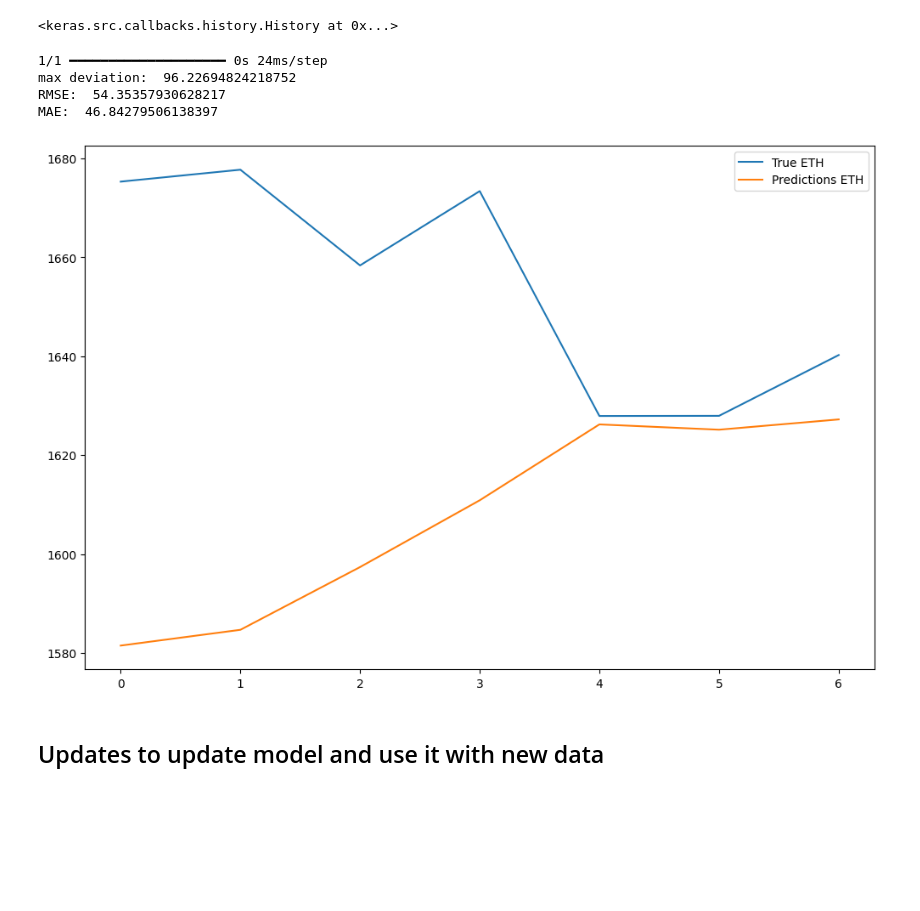
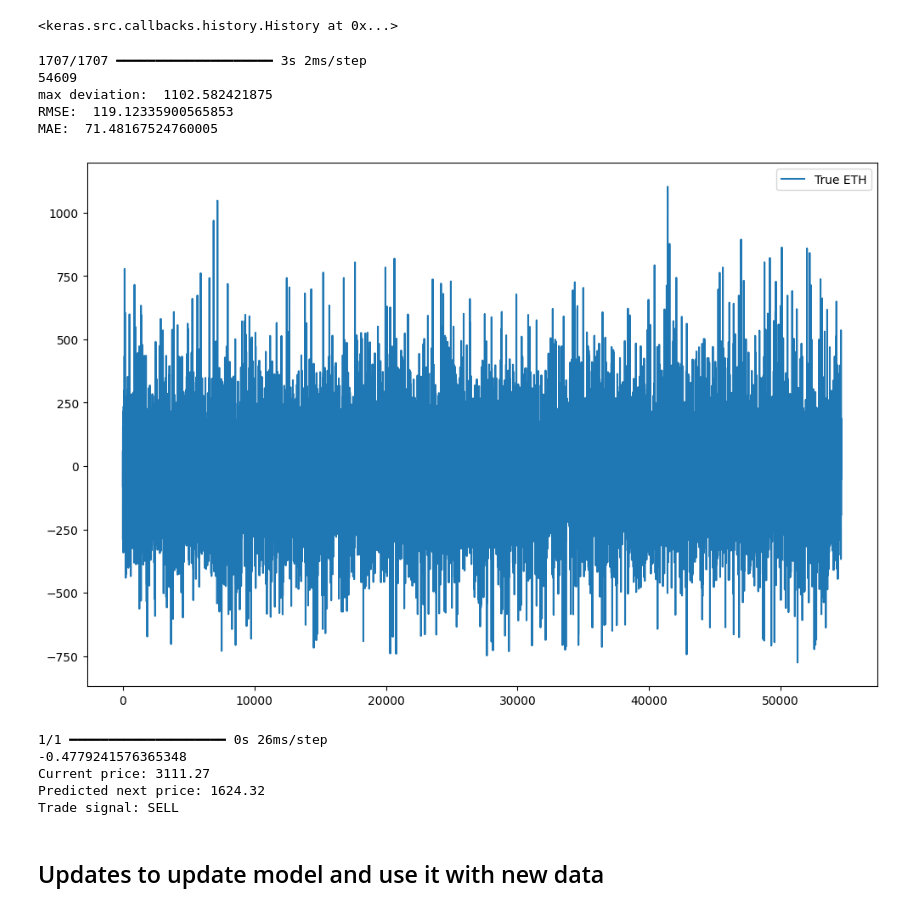
Before and after one commit to eprdz/crypto-prediction, a Jupyter notebook: eth_prediction_updated.ipynb, the cells around one changed output. Saved outputs shown, nothing was run; the diff lists cells and outputs as text; code cells hidden in the pictures; blank space fills up the shorter version.

```diff
--- a/eth_prediction_updated.ipynb
+++ b/eth_prediction_updated.ipynb
@@ -120,0 +123,34 @@ df = load_data(symbol=SYMBOL, interval=INTERVAL, limit=LIMITE)
+# %%
+# http://www.cryptodatadownload.com/cdd/gemini_{0}USD_1hr.csv
+# '../data/gemini_{0}USD_1hr.csv'
+def get_coin_df(fpath='../data/gemini_{0}USD_1hr.csv'):
+    coins = ['BTC', 'ETH', 'LTC', 'ZEC', 'DOGE']
+    file_path = fpath.format('BTC')
+    print(file_path)
+    df = pd.read_csv(file_path, parse_dates=['date'], skiprows=1, skipfooter=1)
+    df = df[['date', 'open']]
+    df = df.set_index('date')
+    df = df.sort_index()
+    df = df.rename(columns={'open': 'BTC'})
+    for coin in ['ETH', 'LTC', 'ZEC', 'DOGE']:
+        coin_path = fpath.format(coin)
+        df_coin = pd.read_csv(coin_path,
+                              parse_dates=['date'],
+                              skiprows=1,
+                              skipfooter=1)
+        df_coin = df_coin[['date', 'open']]
+        df_coin = df_coin.set_index('date')
+        df_coin = df_coin.sort_index()
+        df_coin = df_coin.rename(columns={'open': coin})
+        df[coin] = np.nan
+        df.loc[df_coin.index, coin] = df_coin.values.flatten()
+    return df
+
+
+df = get_coin_df(
+    fpath='http://www.cryptodatadownload.com/cdd/Gemini_{0}USD_1h.csv')
+coin_target = 'ETH' #  Coin that we want to predict, ['BTC', 'ETH', 'LTC', 'ZEC']
+df_coin = df[coin_target].copy()
+# delete nan rows
+df_coin = df_coin.dropna()
+df_coin.tail()
@@ -199,36 +232,41 @@ Epoch 10/10
 5/5 ━━━━━━━━━━━━━━━━━━━━ 0s 10ms/step - loss: 0.5034
 <keras.src.callbacks.history.History at 0x...>
 # %%
-y_pred = model.predict(X_test).flatten() * sigma + mu
-y_target = y_test * sigma + mu
+y_pred = model.predict(X_train).flatten() * sigma + mu
+y_target = y_train * sigma + mu
 diff = y_pred - y_target
 
 print('max deviation: ', np.abs(y_pred - y_target).max())
 print('RMSE: ', np.mean((y_pred - y_target)**2)**0.5)
 print('MAE: ', np.abs(y_pred - y_target).mean())
 
 plt.figure(figsize=(12, 8))
-plt.plot(y_target)
-plt.plot(y_pred)
-
+plt.plot(diff)
 plt.legend(['True {0}'.format("ETH"), 'Predictions {0}'.format("ETH")])
 plt.show()
 # %% [output]
-1/1 ━━━━━━━━━━━━━━━━━━━━ 0s 24ms/step
-max deviation:  96.22694824218752
-RMSE:  54.35357930628217
-MAE:  46.84279506138397
+1707/1707 ━━━━━━━━━━━━━━━━━━━━ 3s 2ms/step
+54609
+max deviation:  1102.582421875
+RMSE:  119.12335900565853
+MAE:  71.48167524760005
-[figure, old version]
+[figure, new version]
 # %%
-# 🚀 Predecir y generar señal
-last_window = X[-window_size:]
-current_price = X_norm[-1] * sigma + mu
+# Predecir y generar señal
+last_window = X_train[-window_size:]
+current_price = y_train[-1] * sigma + mu
 predicted_price = predict_next_price(model, last_window) * sigma + mu
 signal = generate_trade_signal(current_price, predicted_price)
 
 print(f'Current price: {current_price:.2f}')
 print(f'Predicted next price: {predicted_price:.2f}')
 print(f'Trade signal: {signal}')
+# %% [output]
+1/1 ━━━━━━━━━━━━━━━━━━━━ 0s 26ms/step
+-0.4779241576365348
+Current price: 3111.27
+Predicted next price: 1624.32
+Trade signal: SELL
 # %% [markdown]
 ## Updates to update model and use it with new data
 # %%
```
Also changed, not shown: parts of 10 cells of this notebook.
